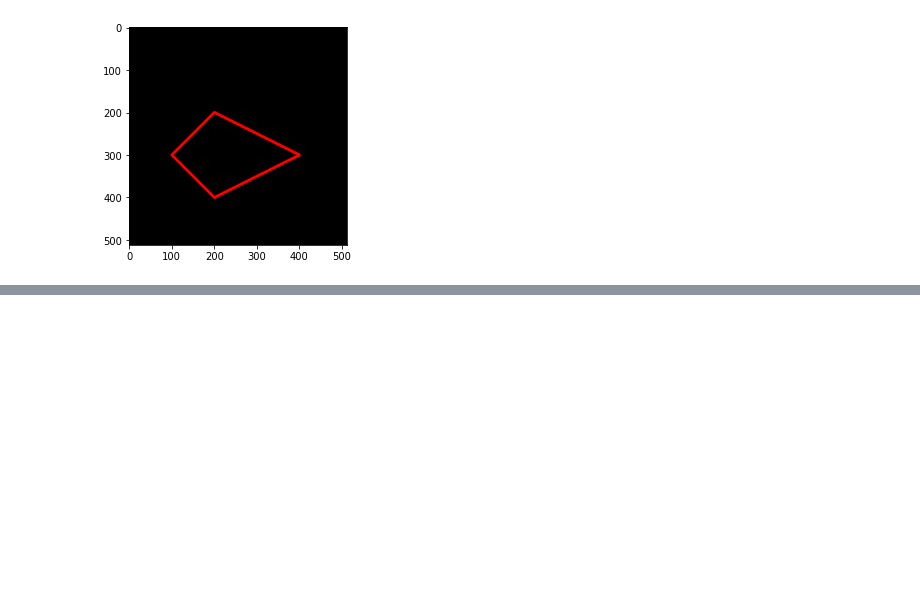
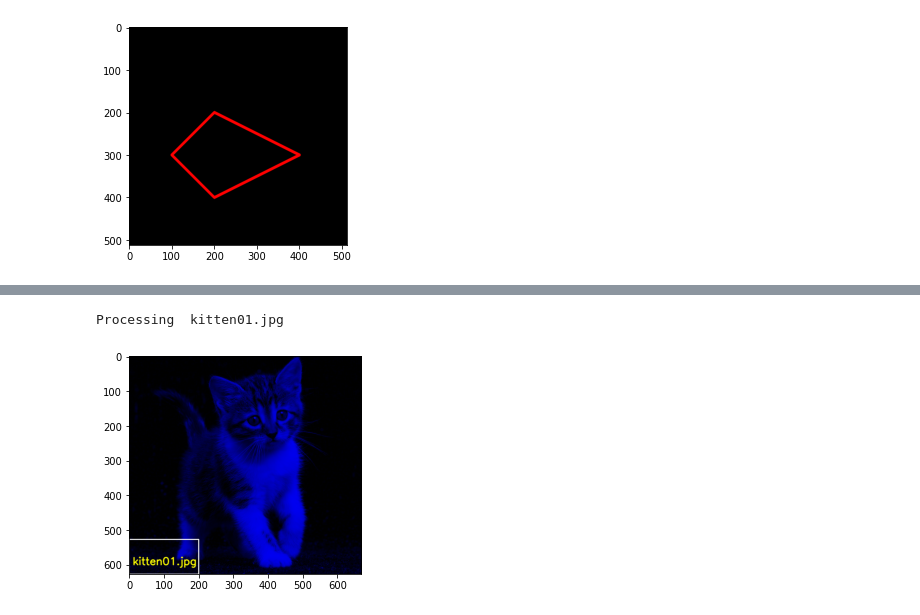
Before and after one commit to pazcalll/PCVK_Genap_2021, a Jupyter notebook: Week2.ipynb, the cells around one changed output, grey strips where cells are left out. Saved outputs shown, nothing was run; the diff lists cells and outputs as text; code cells hidden in the pictures; blank space fills up the shorter version.

```diff
--- a/Week2.ipynb
+++ b/Week2.ipynb
@@ -178,0 +246,23 @@ ax.imshow(bg_black)
+# %%
+# kittenpict = cv.imread('/content/drive/MyDrive/PCVK/Images/kitten01.jpg')
+
+# cv.rectangle
+import os
+
+known_names=[]
+known_dir='/content/drive/MyDrive/PCVK/Images'
+for file in os.listdir(known_dir):
+    img = cv.imread(known_dir + '/' + file)
+    known_names.append(file.split('.')[0])
+    img = cv.cvtColor(img,cv.COLOR_BGR2RGB)
+    img[:,:,0] = 0
+    img[:,:,1] = 0
+    cv.rectangle(img, pt1=(0,img.shape[0]-100), pt2=(200,img.shape[0]), color=(255,255,255), thickness=2)
+    print("Processing ", file)
+    font = cv.FONT_HERSHEY_SIMPLEX
+    cv.putText(img, text=file, org=(10,img.shape[1]-70), fontFace=font, fontScale=1, color=(255,255,0),thickness=2, lineType=cv.LINE_AA)
+    plt.imshow(img)
+    break
+# %% [output]
+Processing  kitten01.jpg
+[figure, added]
```
Also changed, not shown: parts of 6 cells of this notebook.
